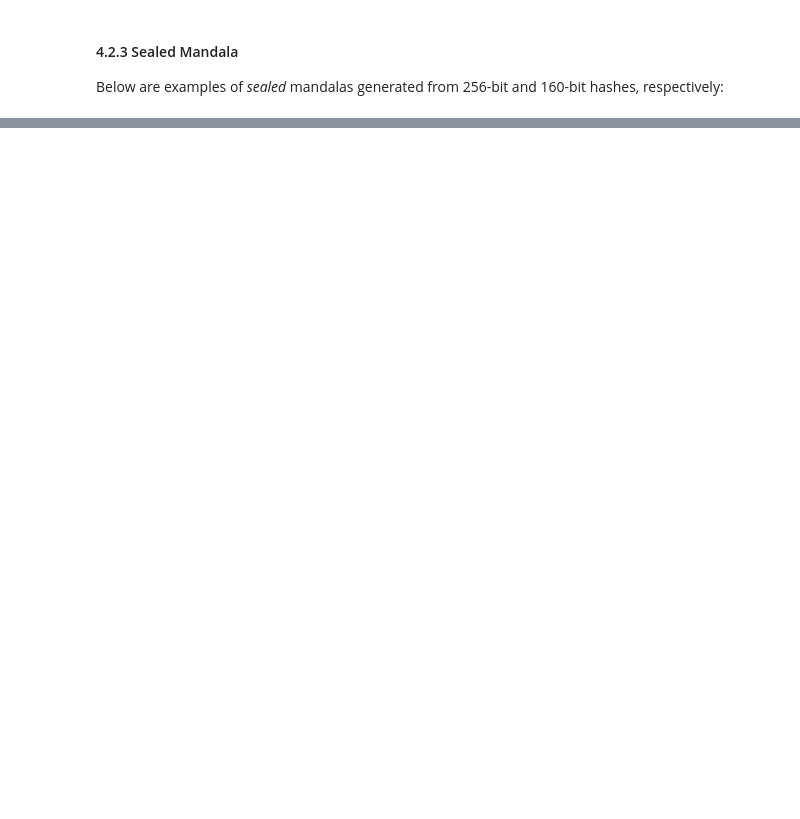
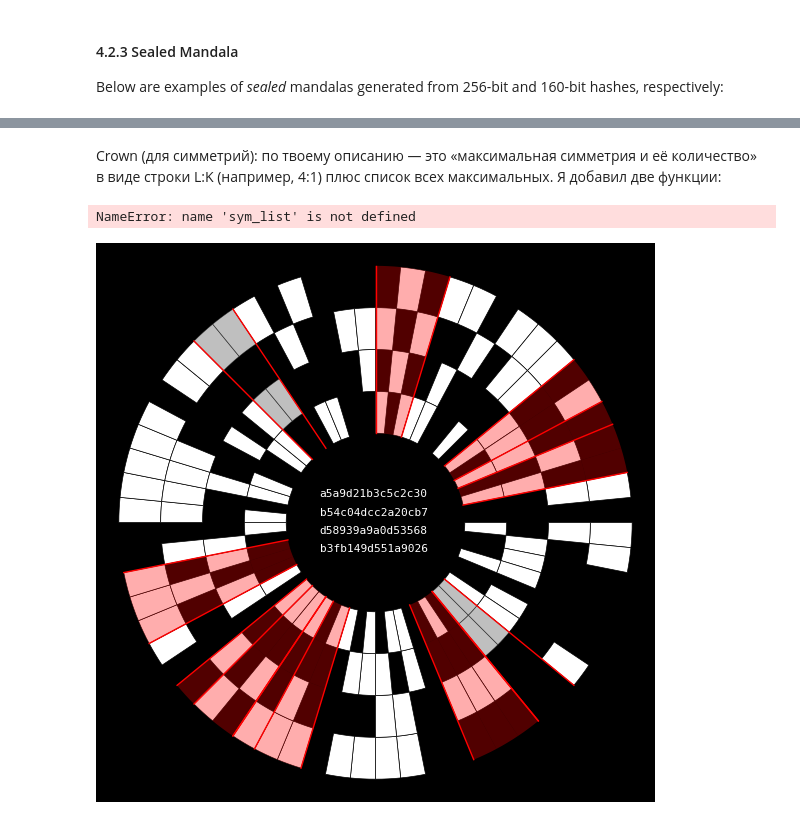
Before and after one commit to HashCanon/hashcanon.github.io, a Jupyter notebook: WhitePaper.ipynb, the cells around one changed output, grey strips where cells are left out. Drawn from its saved outputs; the diff is of its cells as text; code cells hidden in the pictures; blank space fills up the shorter version.

```diff
--- a/WhitePaper.ipynb
+++ b/WhitePaper.ipynb
@@ -521,0 +605,13 @@ These numbers quantify the structural expectations for hash-based mandalas and u
+# %% [markdown]
+Crown (для симметрий): по твоему описанию — это «максимальная симметрия и её количество» в виде строки L:K (например, 4:1) плюс список всех максимальных. Я добавил две функции:
+# %%
+base_hash.crown_from_symmetries(sym_list)
+base_hash.crown_metric(hex_str, bits)
+# %% [output]
+NameError: name 'sym_list' is not defined
+# %%
+test_hash = base_hash.generate_random_hash(bits=256)
+base_hash.draw_mandala(test_hash, symmetry_overlay_segments=True)
+print(test_hash)
+# %% [output]
+[figure, added]
```
Also changed, not shown: parts of 53 cells of this notebook, 1 other file.
